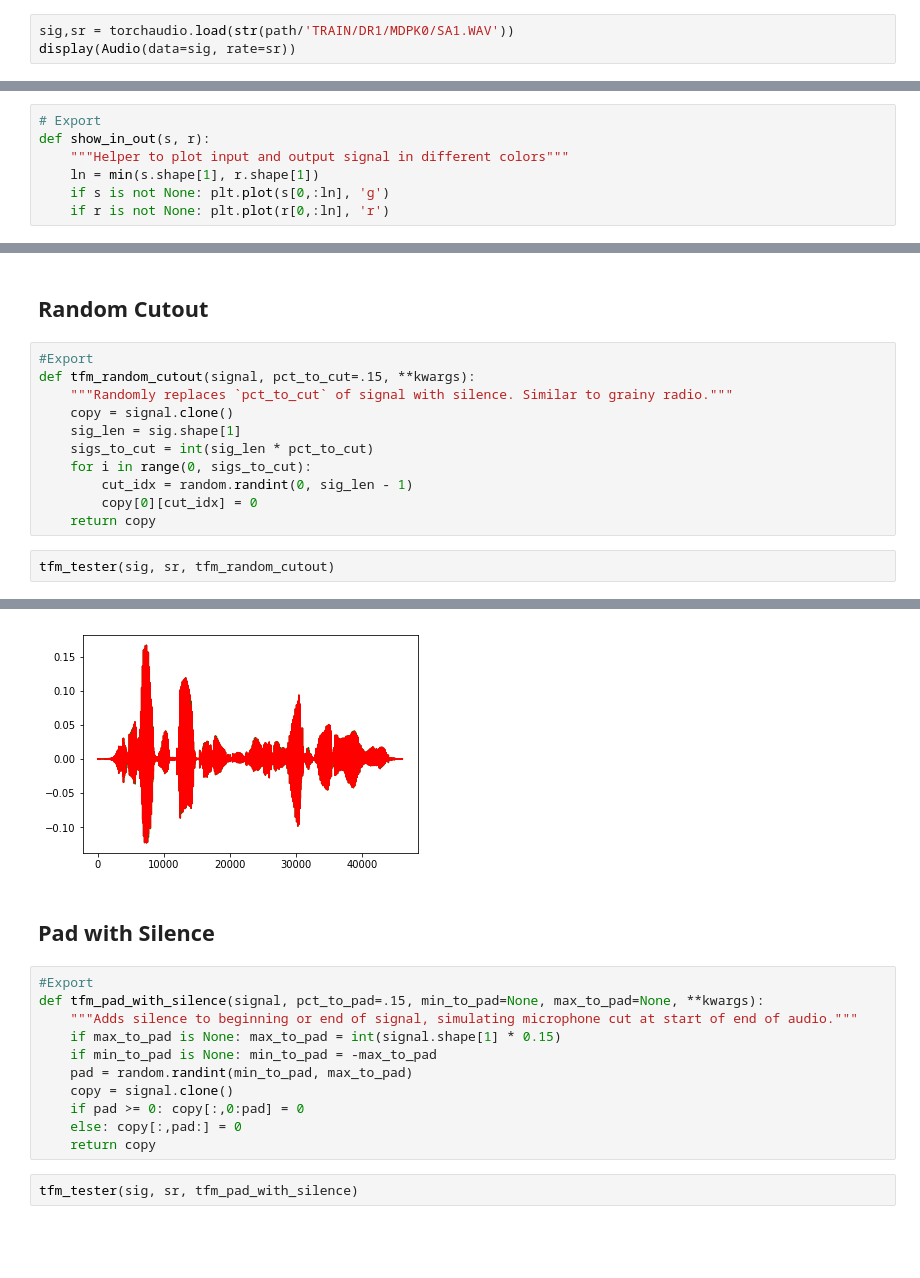
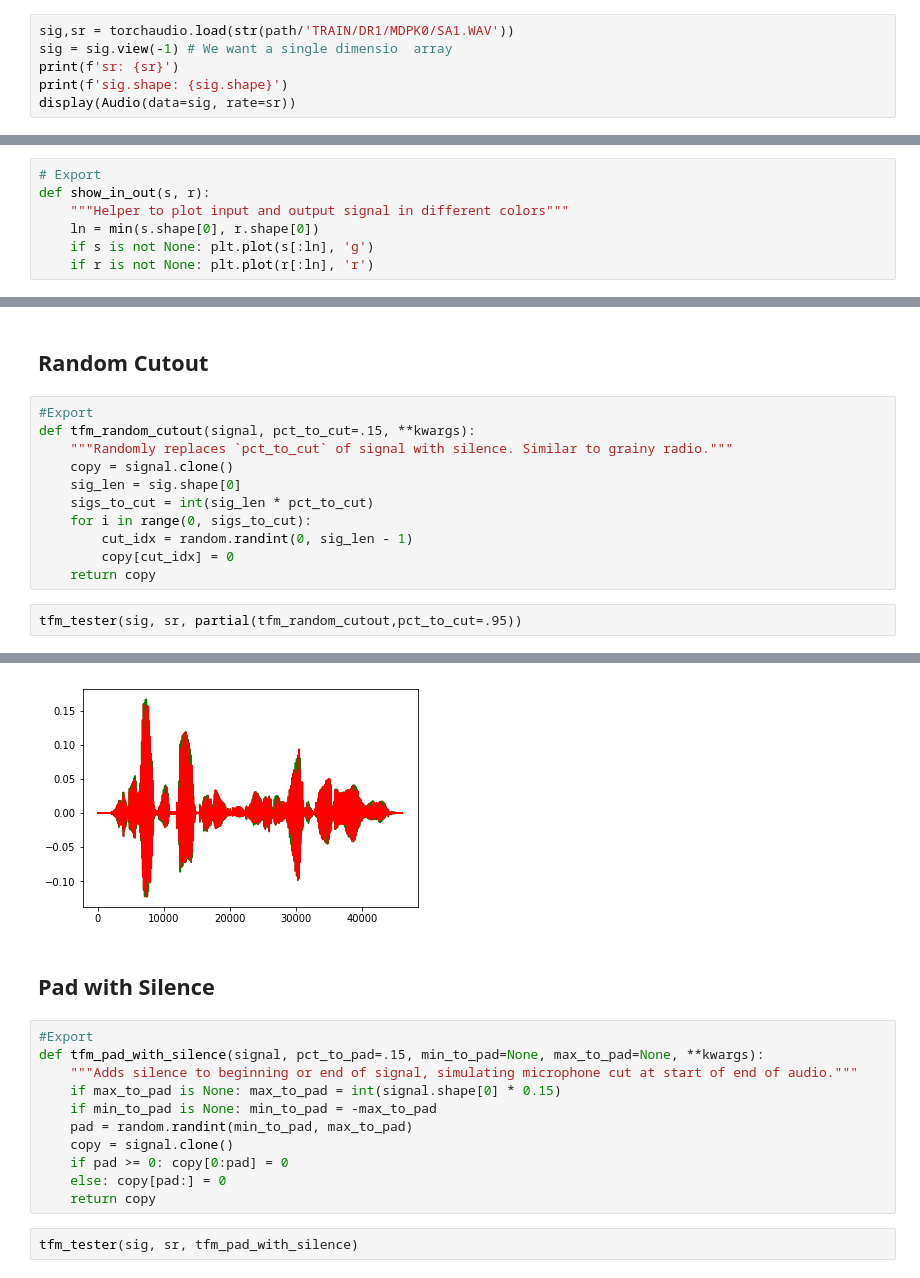
Before and after one commit to fastaudio/fastai_audio, a Jupyter notebook: DataAugmentation.ipynb, the cells around one changed output, grey strips where cells are left out. Cells and saved outputs as stored; diff of their text form; blank space fills up the shorter version.

Commit message:
Refactor code to consider one dimensional audio input signal

```diff
--- a/DataAugmentation.ipynb
+++ b/DataAugmentation.ipynb
@@ -41,5 +41,8 @@ else: print('Missing data folder')
 Working directory: /home/ste/.fastai/data/timit
 # %%
 sig,sr = torchaudio.load(str(path/'TRAIN/DR1/MDPK0/SA1.WAV'))
+sig = sig.view(-1) # We want a single dimensio  array
+print(f'sr: {sr}')
+print(f'sig.shape: {sig.shape}')
 display(Audio(data=sig, rate=sr))
 # %% [output]
@@ -52,9 +59,9 @@ We're using **(sig,sr)** for all our tests.
 # Export
 def show_in_out(s, r):
     """Helper to plot input and output signal in different colors"""
-    ln = min(s.shape[1], r.shape[1])
-    if s is not None: plt.plot(s[0,:ln], 'g')
-    if r is not None: plt.plot(r[0,:ln], 'r')
+    ln = min(s.shape[0], r.shape[0])
+    if s is not None: plt.plot(s[:ln], 'g')
+    if r is not None: plt.plot(r[:ln], 'r')
 # %%
 # Export
 def tfm_tester(testSignal, testSr, tfm, **kwargs):
@@ -100,30 +107,30 @@ tfm_tester(sig, sr, tfm_modulate_volume)
 def tfm_random_cutout(signal, pct_to_cut=.15, **kwargs):
     """Randomly replaces `pct_to_cut` of signal with silence. Similar to grainy radio."""
     copy = signal.clone()
-    sig_len = sig.shape[1]
+    sig_len = sig.shape[0]
     sigs_to_cut = int(sig_len * pct_to_cut)
     for i in range(0, sigs_to_cut):
         cut_idx = random.randint(0, sig_len - 1)
-        copy[0][cut_idx] = 0
+        copy[cut_idx] = 0
     return copy
 # %%
-tfm_tester(sig, sr, tfm_random_cutout)
+tfm_tester(sig, sr, partial(tfm_random_cutout,pct_to_cut=.95))
 # %% [output]
 [interactive output not drawn]
 [interactive output not drawn]
-[figure, old version]
+[figure, new version]
 # %% [markdown]
 ## Pad with Silence
 # %%
 #Export
 def tfm_pad_with_silence(signal, pct_to_pad=.15, min_to_pad=None, max_to_pad=None, **kwargs):
     """Adds silence to beginning or end of signal, simulating microphone cut at start of end of audio."""
-    if max_to_pad is None: max_to_pad = int(signal.shape[1] * 0.15)
+    if max_to_pad is None: max_to_pad = int(signal.shape[0] * 0.15)
     if min_to_pad is None: min_to_pad = -max_to_pad
     pad = random.randint(min_to_pad, max_to_pad)
     copy = signal.clone()
-    if pad >= 0: copy[:,0:pad] = 0
-    else: copy[:,pad:] = 0
+    if pad >= 0: copy[0:pad] = 0
+    else: copy[pad:] = 0
     return copy
 # %%
 tfm_tester(sig, sr, tfm_pad_with_silence)
```
Also changed, not shown: parts of 10 cells of this notebook.
